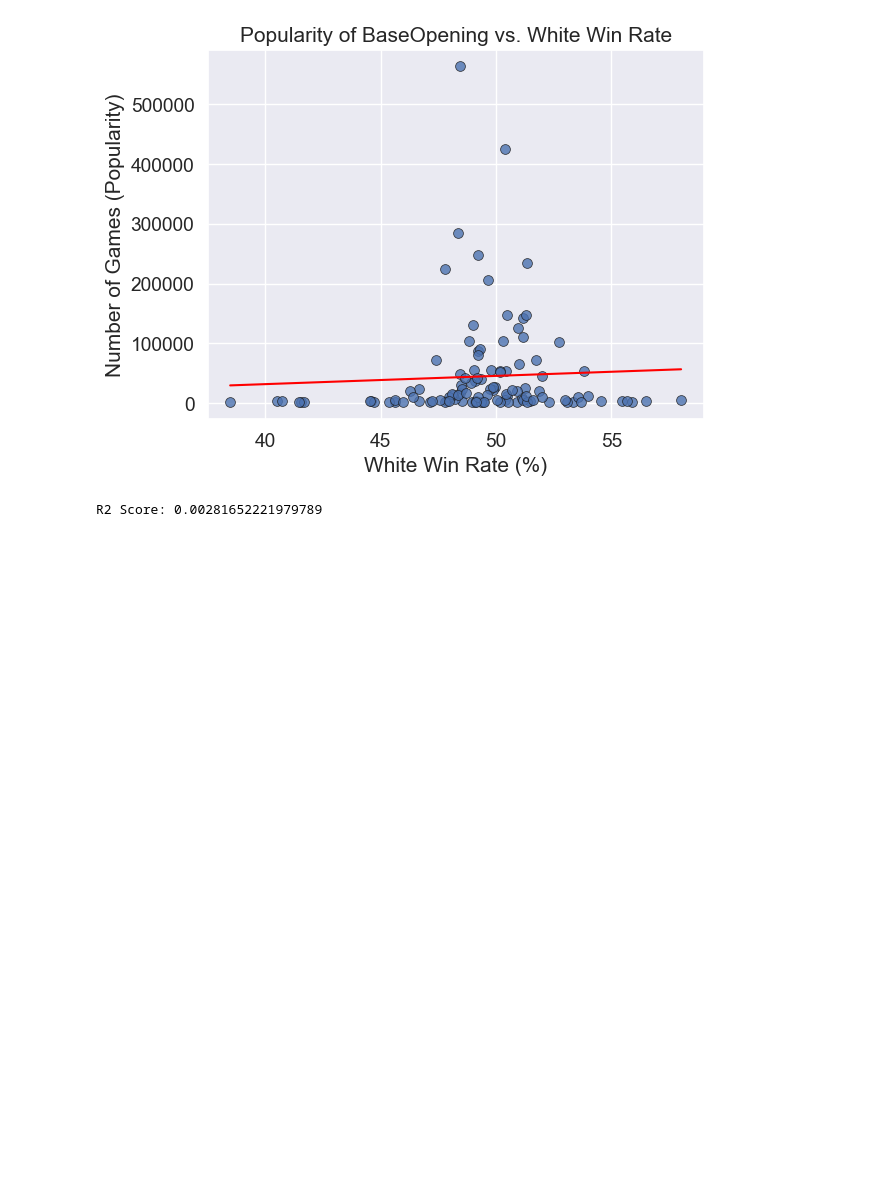
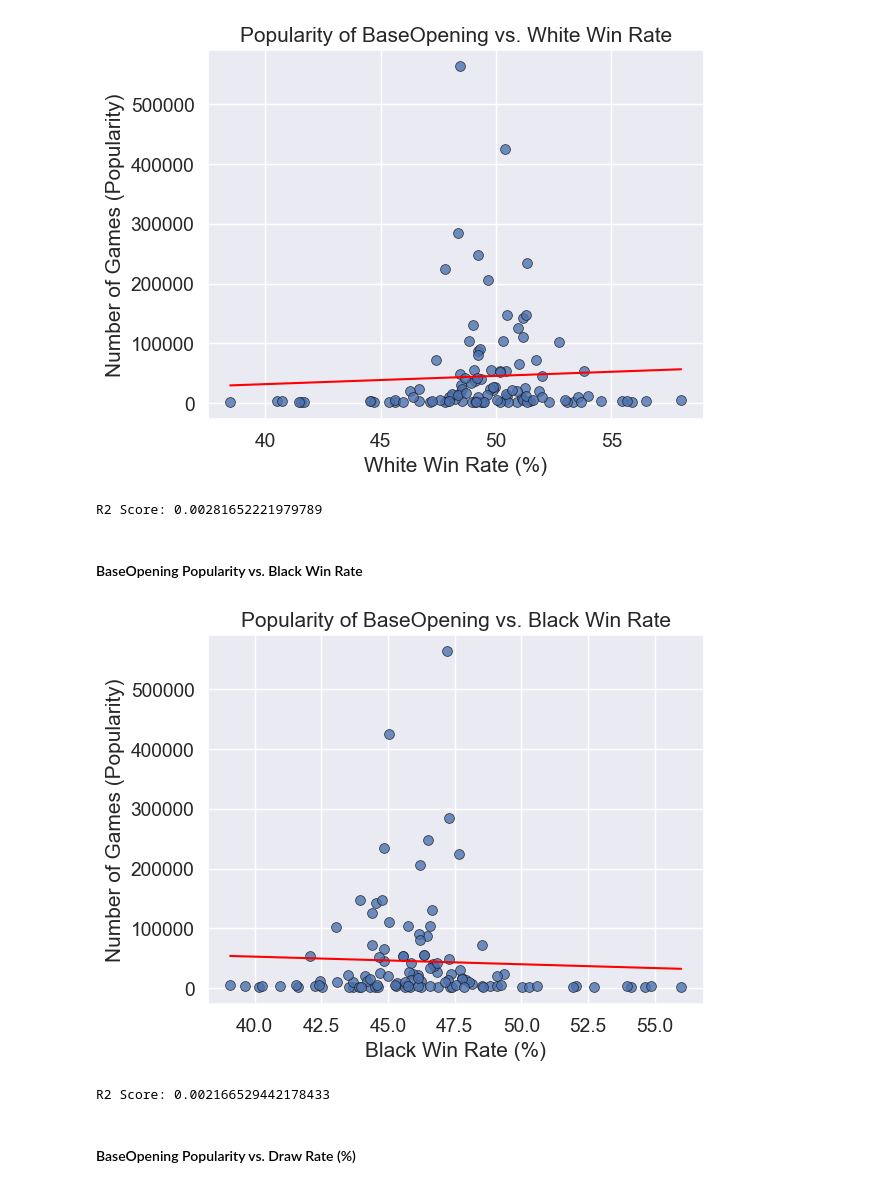
Before and after one commit to IsaacCheng9/machine-learning-in-chess, a Jupyter notebook: src/analyse_chess_data.ipynb, the cells around one changed output. Saved outputs shown, nothing was run; the diff lists cells and outputs as text; code cells hidden in the pictures; blank space fills up the shorter version.

Commit message:
Add popularity of BaseOpening vs. Black win rate and draw rate

```diff
--- a/src/analyse_chess_data.ipynb
+++ b/src/analyse_chess_data.ipynb
@@ -1933,3 +1935,40 @@ print(f"R2 Score: {r2_score(y, lr.predict(X))}")
 # %% [output]
 [figure]
 R2 Score: 0.00281652221979789
+# %% [markdown]
+#### BaseOpening Popularity vs. Black Win Rate
+# %%
+# Extract the popularity (number of games) and win rate for Black (0-1) for
+# each BaseOpening.
+regression_data = result_percentages_pivot_sorted[["NumberOfGames", "0-1"]]
+
+# Create the linear regression model.
+lr = LinearRegression()
+X = regression_data[["0-1"]]
+y = regression_data["NumberOfGames"]
+lr.fit(X, y)
+
+# Create a scatter plot with the data.
+scatter = sns.scatterplot(
+    x="0-1",
+    y="NumberOfGames",
+    data=regression_data,
+    s=50,
+    edgecolor="k",
+    alpha=0.8,
+)
+sns.lineplot(
+    x=regression_data["0-1"],
+    y=lr.predict(X),
+    color="red",
+)
+scatter.set(xlabel="Black Win Rate (%)", ylabel="Number of Games (Popularity)")
+scatter.set_title("Popularity of BaseOpening vs. Black Win Rate")
+plt.show()
+
+print(f"R2 Score: {r2_score(y, lr.predict(X))}")
+# %% [output]
+[figure, added]
+R2 Score: 0.002166529442178433
+# %% [markdown]
+#### BaseOpening Popularity vs. Draw Rate (%)
```
Also changed, not shown: parts of 4 cells of this notebook.
